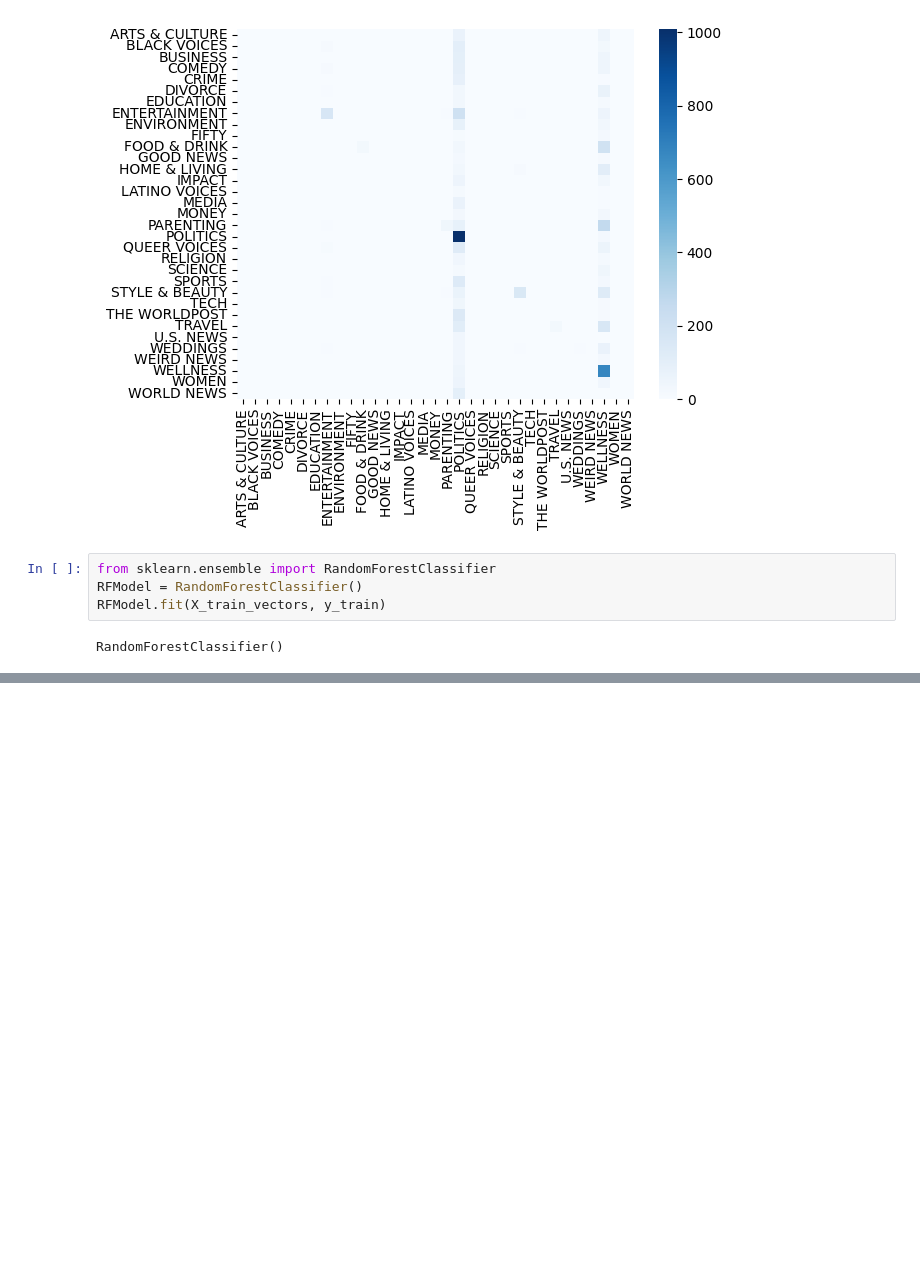
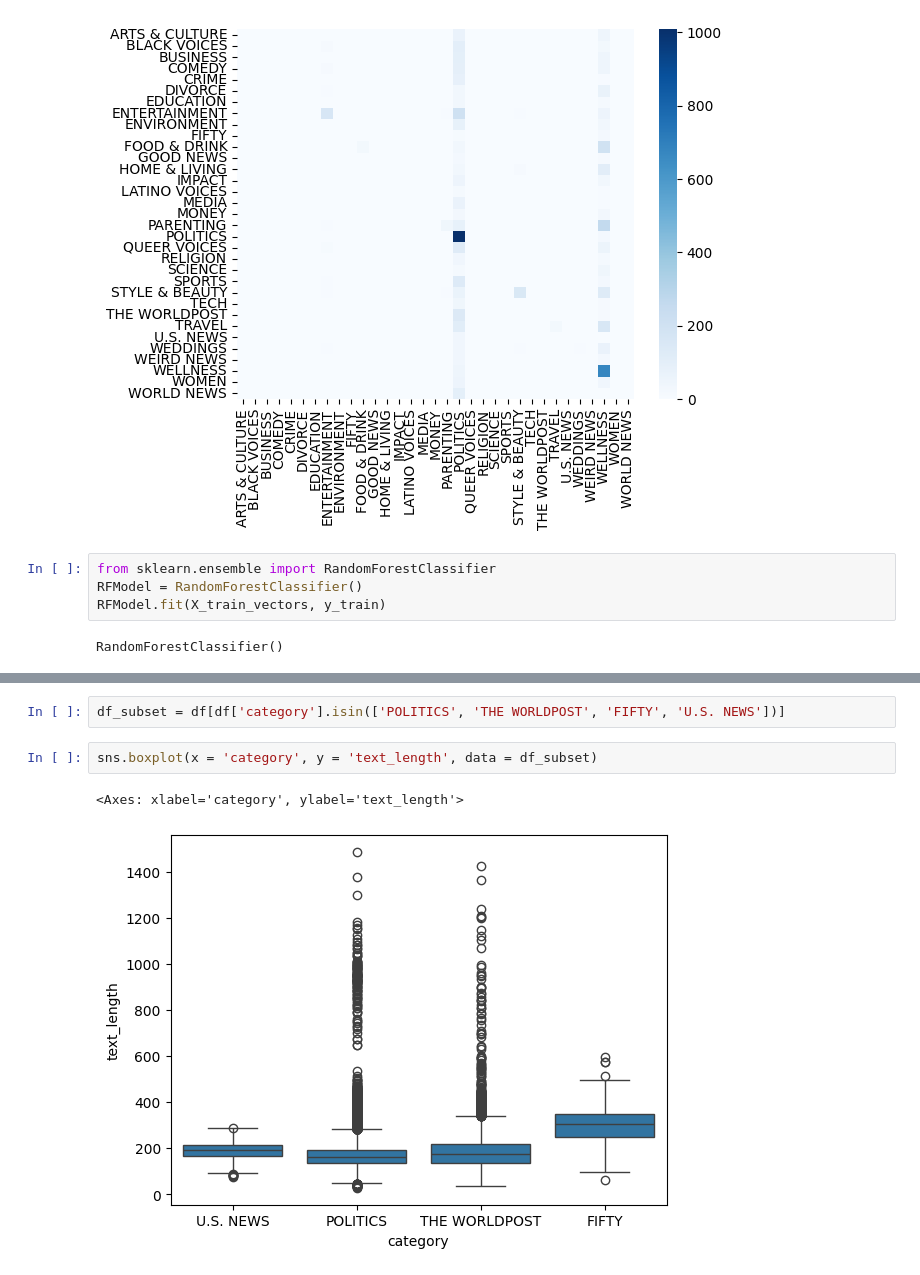
Before and after one commit to suruthi-ks/thiranex-internship, a Jupyter notebook: ThiranexDataScience.ipynb, the cells around one changed output, grey strips where cells are left out. Cells and saved outputs as stored; diff of their text form; blank space fills up the shorter version.

```diff
--- a/ThiranexDataScience.ipynb
+++ b/ThiranexDataScience.ipynb
@@ -328,0 +383,7 @@ sns.heatmap(cm_rf, xticklabels = RFModel.classes_, yticklabels = RFModel.classes
+# %%
+df_subset = df[df['category'].isin(['POLITICS', 'THE WORLDPOST', 'FIFTY', 'U.S. NEWS'])]
+# %%
+sns.boxplot(x = 'category', y = 'text_length', data = df_subset)
+# %% [output]
+<Axes: xlabel='category', ylabel='text_length'>
+[figure, added]
```
Also changed, not shown: parts of 8 cells of this notebook.
